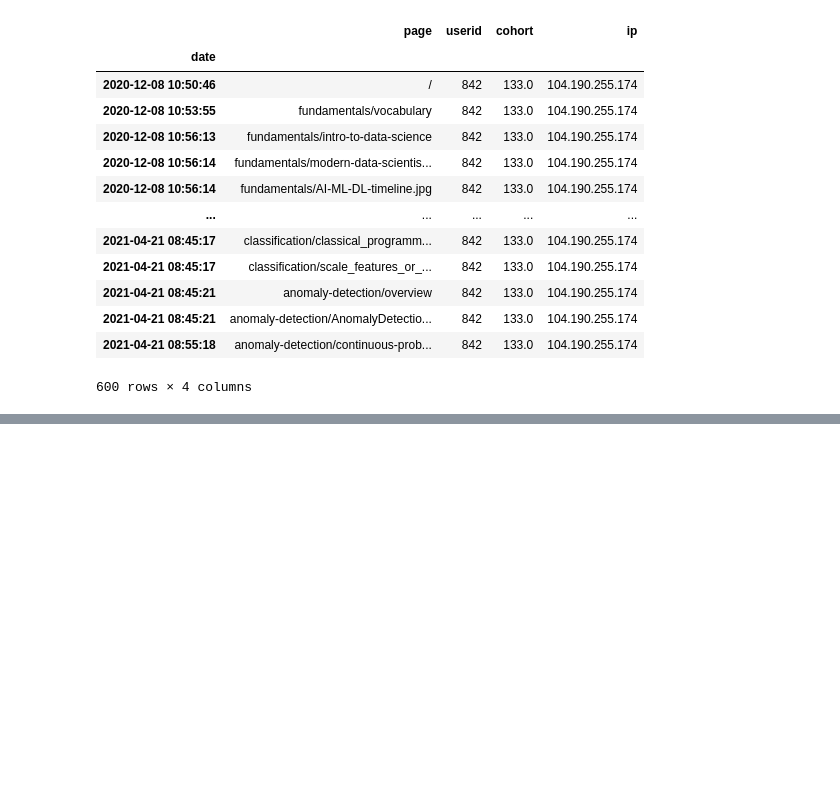
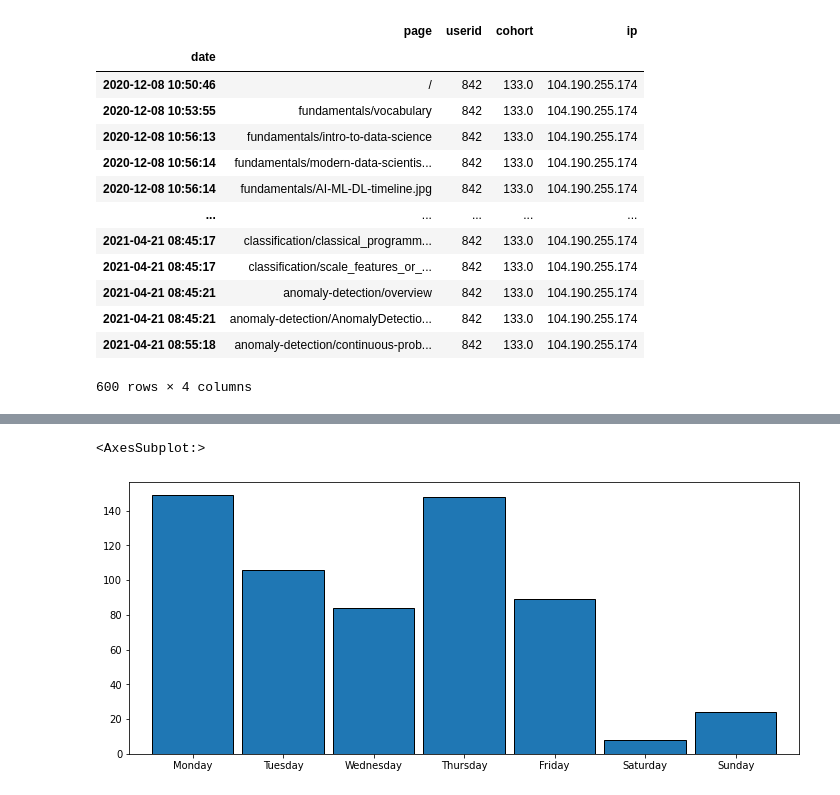
Before and after one commit to o0amandagomez0o/anomaly-detection-exercises, a Jupyter notebook: logfiles.ipynb, the cells around one changed output, grey strips where cells are left out. Drawn from its saved outputs; the diff is of its cells as text; code cells hidden in the pictures; blank space fills up the shorter version.

```diff
--- a/logfiles.ipynb
+++ b/logfiles.ipynb
@@ -215,0 +330,6 @@ df[df['ip'] == "104.190.255.174"]
+# %%
+df['weekday'] = df.index.day_name()
+# %%
+cats = [ 'Monday', 'Tuesday', 'Wednesday', 'Thursday', 'Friday', 'Saturday', 'Sunday']
+
+df['weekday'] = pd.Categorical(df.weekday, categories=cats, ordered=True)
@@ -215,0 +356,2 @@ df[df['ip'] == "104.190.255.174"]
+# %%
+df['month'] = df.index.month
@@ -215,0 +365,7 @@ df[df['ip'] == "104.190.255.174"]
+# %%
+#my log ins
+plt.figure(figsize=(12,5))
+df[df['user_id'] == 842].weekday.value_counts().sort_index().plot.bar(rot=0, width=.9, ec='black')
+# %% [output]
+<AxesSubplot:>
+[figure, added]
```
Also changed, not shown: parts of 26 cells of this notebook, 1 other file.
